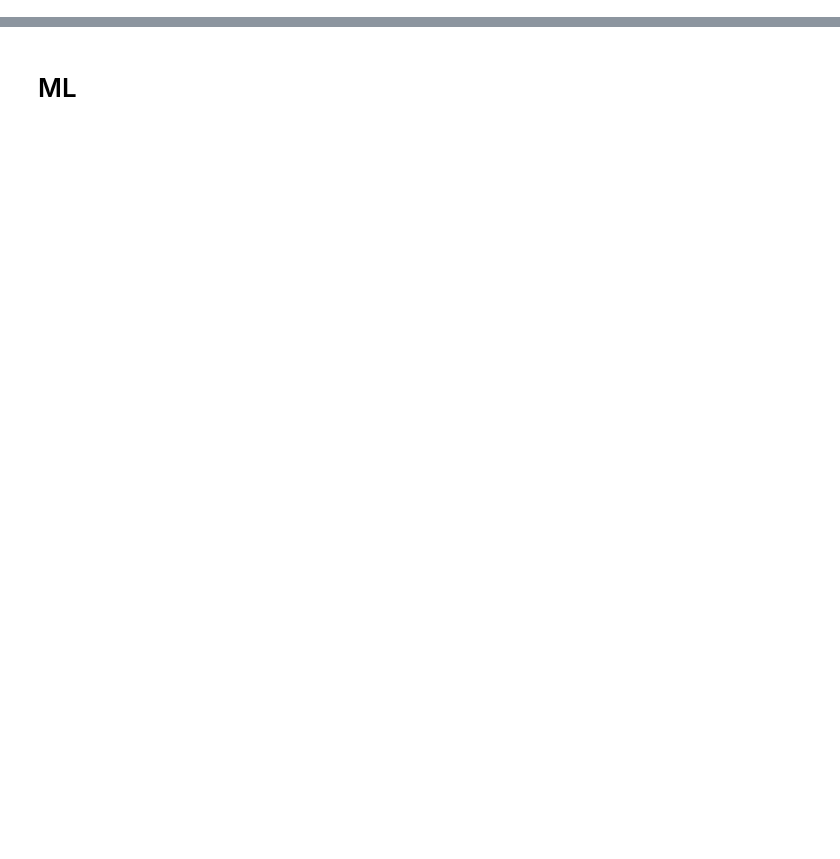
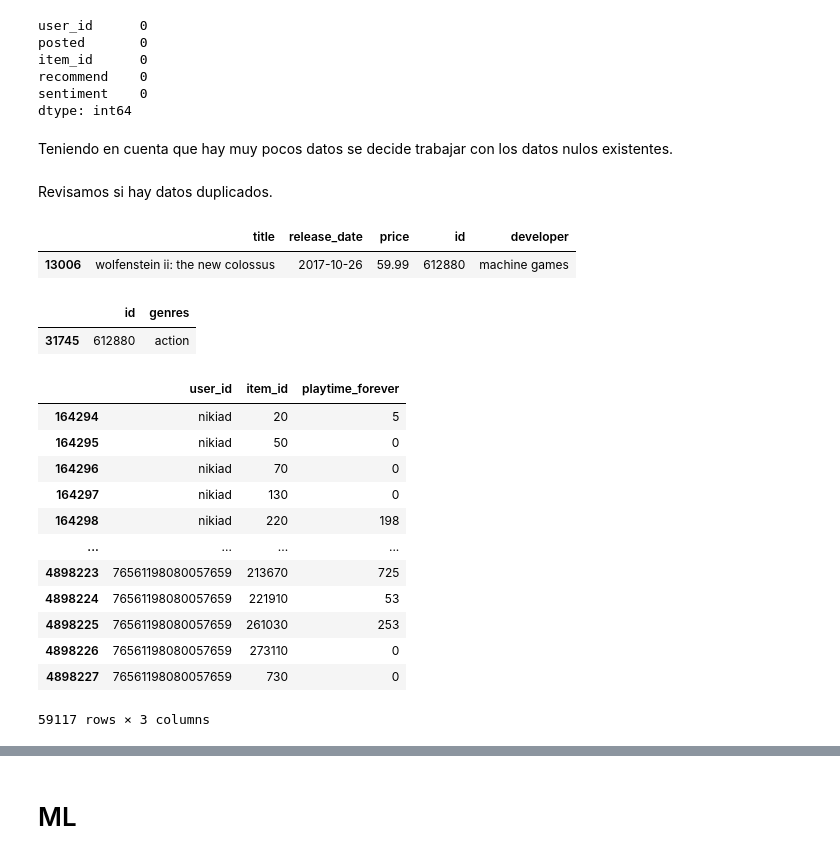
Before and after one commit to vay0/PI01-Individual-MLOPS, a Jupyter notebook: EDA y ML.ipynb, the cells around one changed output, grey strips where cells are left out. Saved outputs shown, nothing was run; the diff lists cells and outputs as text; code cells hidden in the pictures; blank space fills up the shorter version.

```diff
--- a/EDA y ML.ipynb
+++ b/EDA y ML.ipynb
@@ -2,0 +106,39 @@
+# %%
+df_reviews.isnull().sum()
+# %% [output]
+user_id      0
+posted       0
+item_id      0
+recommend    0
+sentiment    0
+dtype: int64
+# %% [markdown]
+Teniendo en cuenta que hay muy pocos datos se decide trabajar con los datos nulos existentes.
+# %% [markdown]
+Revisamos si hay datos duplicados.
+# %%
+df_games[df_games.duplicated()]
+# %% [output]
+|  | title | release_date | price | id | developer |
+| 13006 | wolfenstein ii: the new colossus | 2017-10-26 | 59.99 | 612880 | machine games |
+# %%
+df_generos[df_generos.duplicated()]
+# %% [output]
+|  | id | genres |
+| 31745 | 612880 | action |
+# %%
+df_items[df_items.duplicated()]
+# %% [output]
+|  | user_id | item_id | playtime_forever |
+| 164294 | nikiad | 20 | 5 |
+| 164295 | nikiad | 50 | 0 |
+| 164296 | nikiad | 70 | 0 |
+| 164297 | nikiad | 130 | 0 |
+| 164298 | nikiad | 220 | 198 |
+| ... | ... | ... | ... |
+| 4898223 | 76561198080057659 | 213670 | 725 |
+| 4898224 | 76561198080057659 | 221910 | 53 |
+| 4898225 | 76561198080057659 | 261030 | 253 |
+| 4898226 | 76561198080057659 | 273110 | 0 |
+| 4898227 | 76561198080057659 | 730 | 0 |
+59117 rows × 3 columns
```
Also changed, not shown: parts of 55 cells of this notebook, 2 other files.
